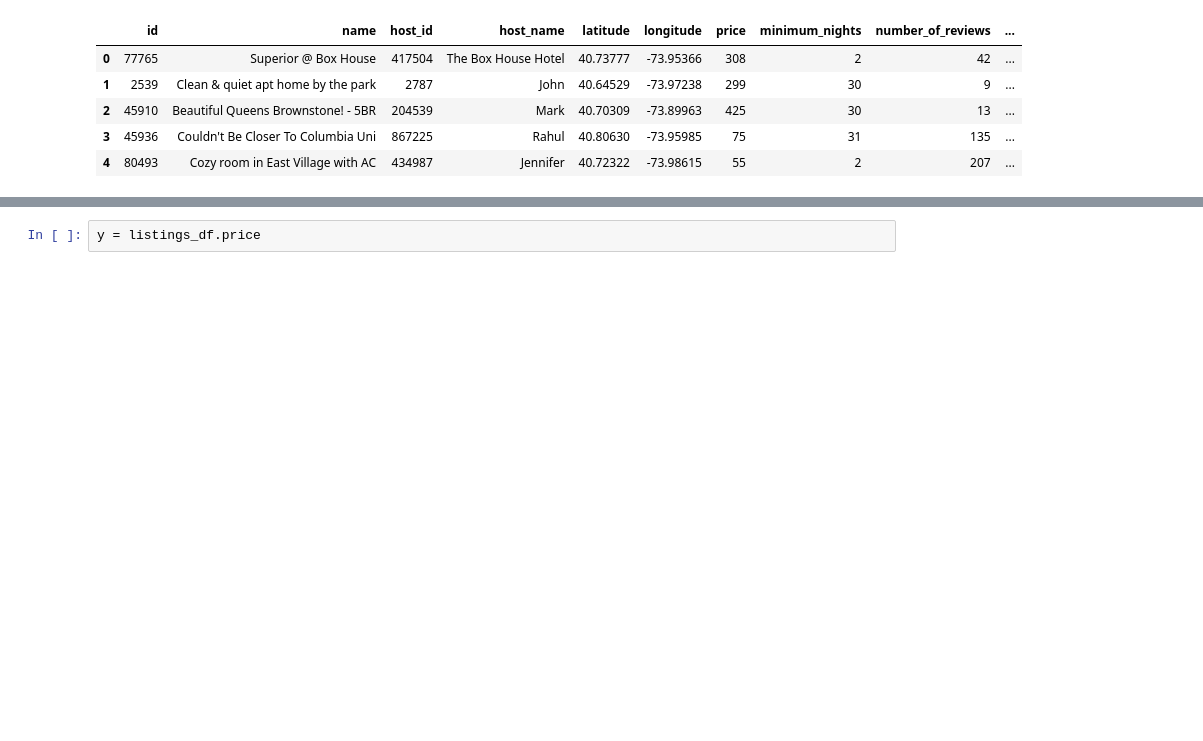
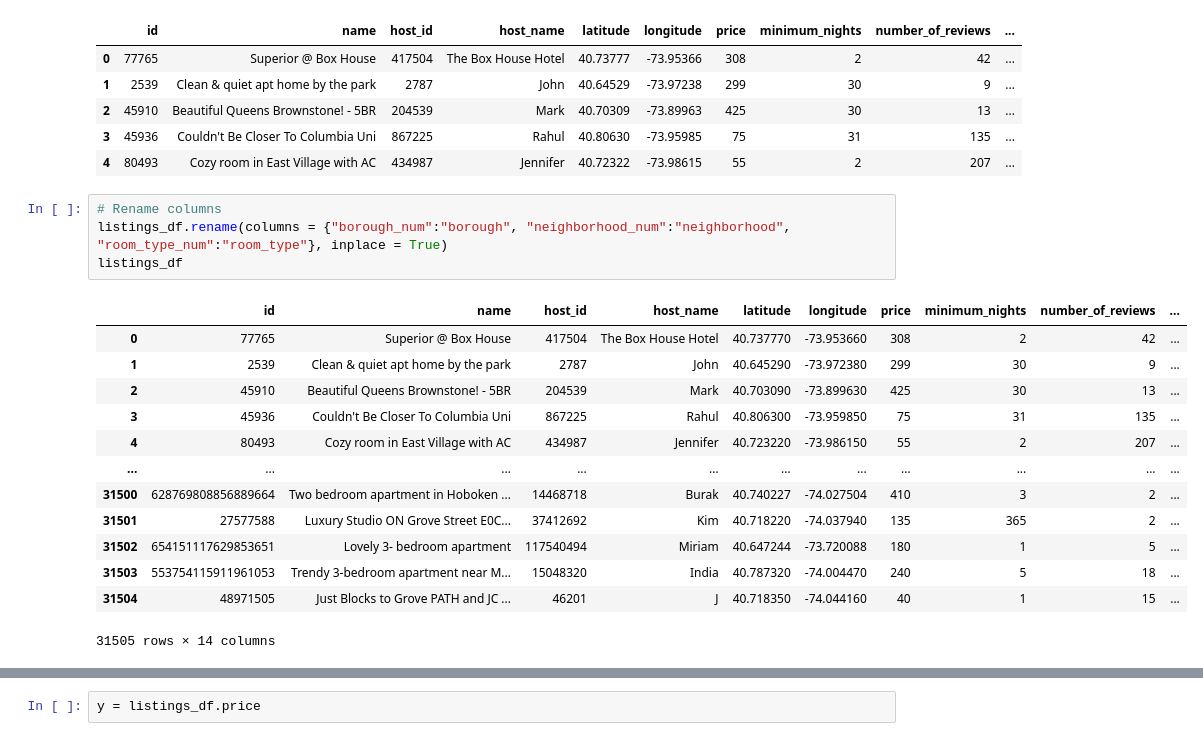
Before and after one commit to lkachury/airbnb_final_project, a Jupyter notebook: Machine_Learning.ipynb, the cells around one changed output, grey strips where cells are left out. Saved outputs shown, nothing was run; the diff lists cells and outputs as text; blank space fills up the shorter version.

```diff
--- a/Machine_Learning.ipynb
+++ b/Machine_Learning.ipynb
@@ -157,4 +143,22 @@ listings_df.head()
 | 2 | 45910 | Beautiful Queens Brownstone! - 5BR | 204539 | Mark | 40.70309 | -73.89963 | 425 | 30 | 13 | ... |
 | 3 | 45936 | Couldn't Be Closer To Columbia Uni | 867225 | Rahul | 40.80630 | -73.95985 | 75 | 31 | 135 | ... |
 | 4 | 80493 | Cozy room in East Village with AC | 434987 | Jennifer | 40.72322 | -73.98615 | 55 | 2 | 207 | ... |
+# %%
+# Rename columns
+listings_df.rename(columns = {"borough_num":"borough", "neighborhood_num":"neighborhood", "room_type_num":"room_type"}, inplace = True)
+listings_df
+# %% [output]
+|  | id | name | host_id | host_name | latitude | longitude | price | minimum_nights | number_of_reviews | ... |
+| 0 | 77765 | Superior @ Box House | 417504 | The Box House Hotel | 40.737770 | -73.953660 | 308 | 2 | 42 | ... |
+| 1 | 2539 | Clean & quiet apt home by the park | 2787 | John | 40.645290 | -73.972380 | 299 | 30 | 9 | ... |
+| 2 | 45910 | Beautiful Queens Brownstone! - 5BR | 204539 | Mark | 40.703090 | -73.899630 | 425 | 30 | 13 | ... |
+| 3 | 45936 | Couldn't Be Closer To Columbia Uni | 867225 | Rahul | 40.806300 | -73.959850 | 75 | 31 | 135 | ... |
+| 4 | 80493 | Cozy room in East Village with AC | 434987 | Jennifer | 40.723220 | -73.986150 | 55 | 2 | 207 | ... |
+| ... | ... | ... | ... | ... | ... | ... | ... | ... | ... | ... |
+| 31500 | 628769808856889664 | Two bedroom apartment in Hoboken ... | 14468718 | Burak | 40.740227 | -74.027504 | 410 | 3 | 2 | ... |
+| 31501 | 27577588 | Luxury Studio ON Grove Street E0C... | 37412692 | Kim | 40.718220 | -74.037940 | 135 | 365 | 2 | ... |
+| 31502 | 654151117629853651 | Lovely 3- bedroom apartment | 117540494 | Miriam | 40.647244 | -73.720088 | 180 | 1 | 5 | ... |
+| 31503 | 553754115911961053 | Trendy 3-bedroom apartment near M... | 15048320 | India | 40.787320 | -74.004470 | 240 | 5 | 18 | ... |
+| 31504 | 48971505 | Just Blocks to Grove PATH and JC ... | 46201 | J | 40.718350 | -74.044160 | 40 | 1 | 15 | ... |
+31505 rows × 14 columns
 # %%
```
Also changed, not shown: parts of 7 cells of this notebook, 3 other files.
